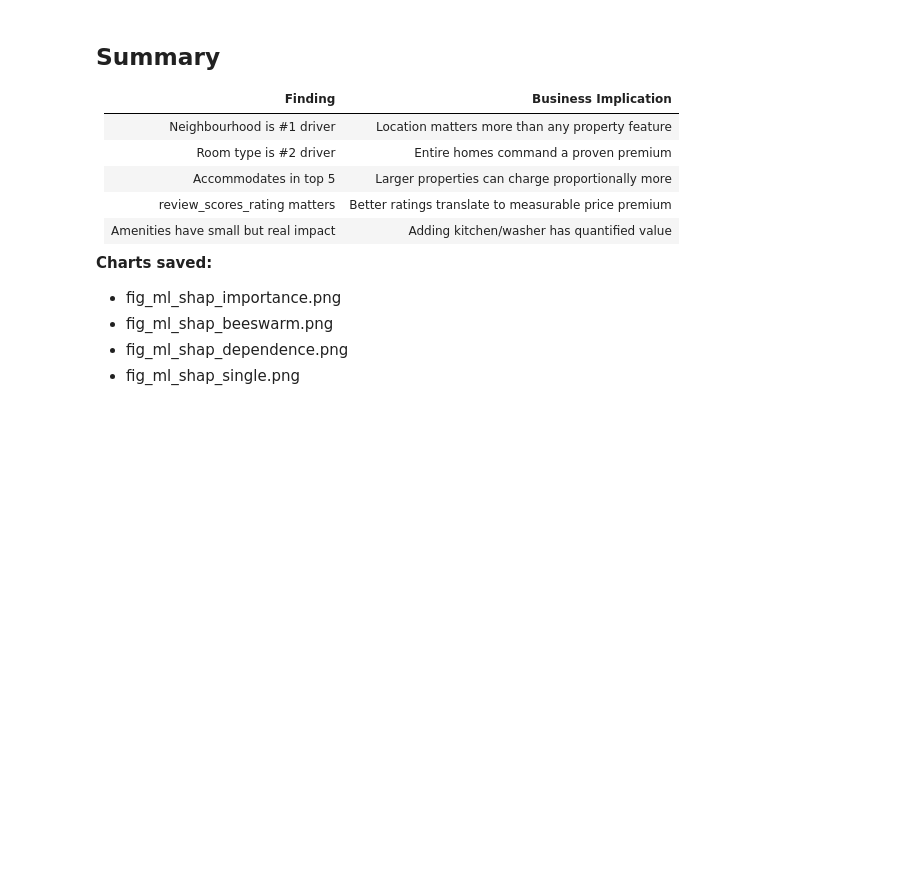
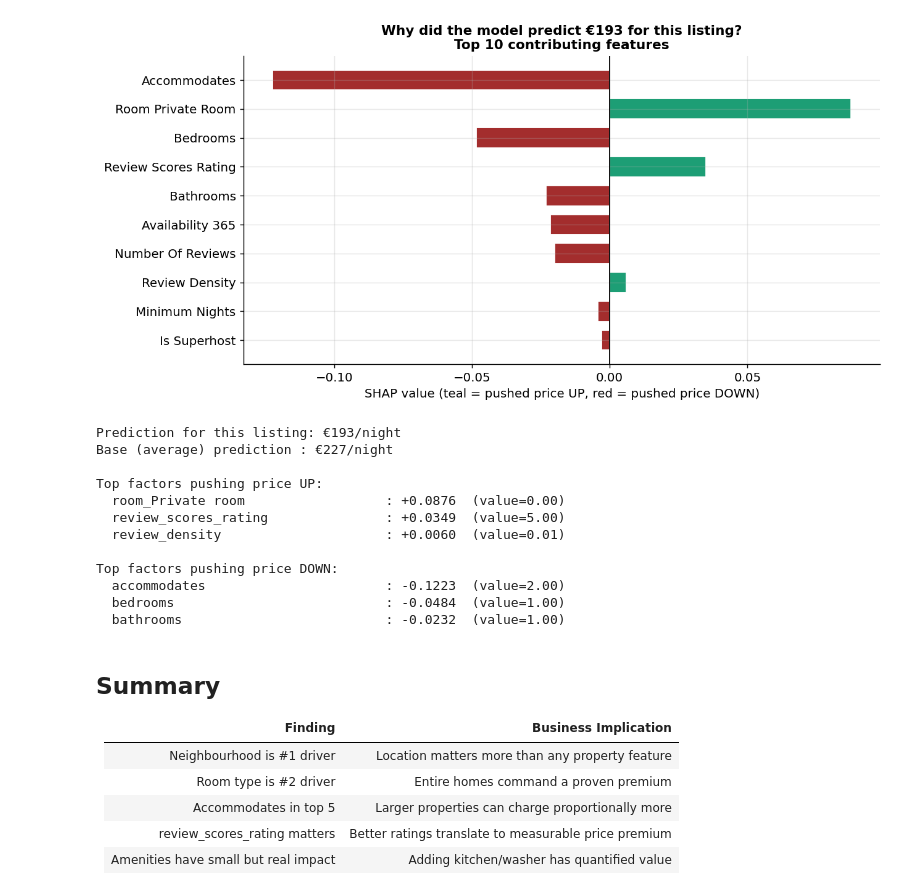
Before and after one commit to ChamodyaMihirath/airbnb-data-engineering-pipeline, a Jupyter notebook: ML/notebooks/05_Model_Explainability.ipynb, the cells around one changed output. Drawn from its saved outputs; the diff is of its cells as text; code cells hidden in the pictures; blank space fills up the shorter version.

```diff
--- a/ML/notebooks/05_Model_Explainability.ipynb
+++ b/ML/notebooks/05_Model_Explainability.ipynb
@@ -39,8 +31,8 @@ TEAL  = '#1D9E75'
 RED   = '#A32D2D'
 REPORTS = Path('../../reports')
 
-model_df = pd.read_parquet('../data/model_ready.parquet')
-with open('../data/feature_list.json') as f:
+model_df = pd.read_parquet('../../data/processed/model_ready.parquet')
+with open('../../data/processed/feature_list.json') as f:
     FEATURES = json.load(f)
 
 X = model_df[FEATURES]
@@ -69,12 +92,12 @@ print(f'SHAP values shape: {shap_values.shape}  ({shap_values.shape[0]} listings
-# %%
-# Feature importance — mean absolute SHAP value
-importance = pd.DataFrame({
-    'feature'  : FEATURES,
-    'importance': np.abs(shap_values).mean(axis=0)
-}).sort_values('importance', ascending=False)
-
-print('Feature importance (SHAP) — Top 15:')
-print('-' * 50)
-for i, (_, row) in enumerate(importance.head(15).iterrows(), 1):
-    bar = '|' * int(row['importance'] * 200)
-    print(f'  {i:2d}. {row["feature"]:<35}: {row["importance"]:.4f}  {bar}')
+# %%
+import pickle
+import shap
+
+with open('../models/random_forest.pkl', 'rb') as f:
+    rf_model = pickle.load(f)
+
+explainer   = shap.TreeExplainer(rf_model)
+shap_values = explainer.shap_values(X_sample)
+
+print('Done!')
+print(f'SHAP values shape: {shap_values.shape}')
@@ -194,7 +258,7 @@ sample_listing_idx = (
 listing = X_sample.iloc[0:1]  # use first sample listing
 
 listing_shap = explainer.shap_values(listing)
-base_value   = explainer.expected_value
+base_value   = float(explainer.expected_value)
 pred_log     = xgb_model.predict(listing)[0]
 pred_price   = np.expm1(pred_log)
 
@@ -206,33 +270,47 @@ contrib = pd.DataFrame({
 }).sort_values('shap_value', key=abs, ascending=False).head(10)
 
 fig, ax = plt.subplots(figsize=(10, 5))
 colors = [TEAL if v > 0 else RED for v in contrib['shap_value']]
 
 bars = ax.barh(
     contrib['feature'][::-1].str.replace('_',' ').str.title(),
     contrib['shap_value'][::-1],
     color=colors[::-1], edgecolor='white', height=0.7
 )
 
 ax.axvline(0, color='black', linewidth=1)
 ax.set_xlabel('SHAP value (teal = pushed price UP, red = pushed price DOWN)')
 ax.set_title(f'Why did the model predict €{pred_price:.0f} for this listing?\n'
              f'Top 10 contributing features',
              fontsize=12, fontweight='bold')
 
 plt.tight_layout()
 plt.savefig(REPORTS / 'fig_ml_shap_single.png', dpi=130, bbox_inches='tight')
 plt.show()
 
 print(f'Prediction for this listing: €{pred_price:.0f}/night')
 print(f'Base (average) prediction : €{np.expm1(base_value):.0f}/night')
 print()
 print('Top factors pushing price UP:')
 for _, row in contrib[contrib['shap_value'] > 0].head(3).iterrows():
     print(f'  {row["feature"]:<35}: +{row["shap_value"]:.4f}  (value={row["feature_value"]:.2f})')
 print('\nTop factors pushing price DOWN:')
 for _, row in contrib[contrib['shap_value'] < 0].head(3).iterrows():
     print(f'  {row["feature"]:<35}: {row["shap_value"]:.4f}  (value={row["feature_value"]:.2f})')
+# %% [output]
+[figure, added]
+Prediction for this listing: €193/night
+Base (average) prediction : €227/night
+
+Top factors pushing price UP:
+  room_Private room                  : +0.0876  (value=0.00)
+  review_scores_rating               : +0.0349  (value=5.00)
+  review_density                     : +0.0060  (value=0.01)
+
+Top factors pushing price DOWN:
+  accommodates                       : -0.1223  (value=2.00)
+  bedrooms                           : -0.0484  (value=1.00)
+  bathrooms                          : -0.0232  (value=1.00)
 # %% [markdown]
 ## Summary
 
@@ -243,9 +321,3 @@ for _, row in contrib[contrib['shap_value'] < 0].head(3).iterrows():
 | Accommodates in top 5 | Larger properties can charge proportionally more |
 | review_scores_rating matters | Better ratings translate to measurable price premium |
 | Amenities have small but real impact | Adding kitchen/washer has quantified value |
-
-**Charts saved:**
-- fig_ml_shap_importance.png
-- fig_ml_shap_beeswarm.png
-- fig_ml_shap_dependence.png
-- fig_ml_shap_single.png
```
Also changed, not shown: parts of 8 cells of this notebook, 18 other files.
